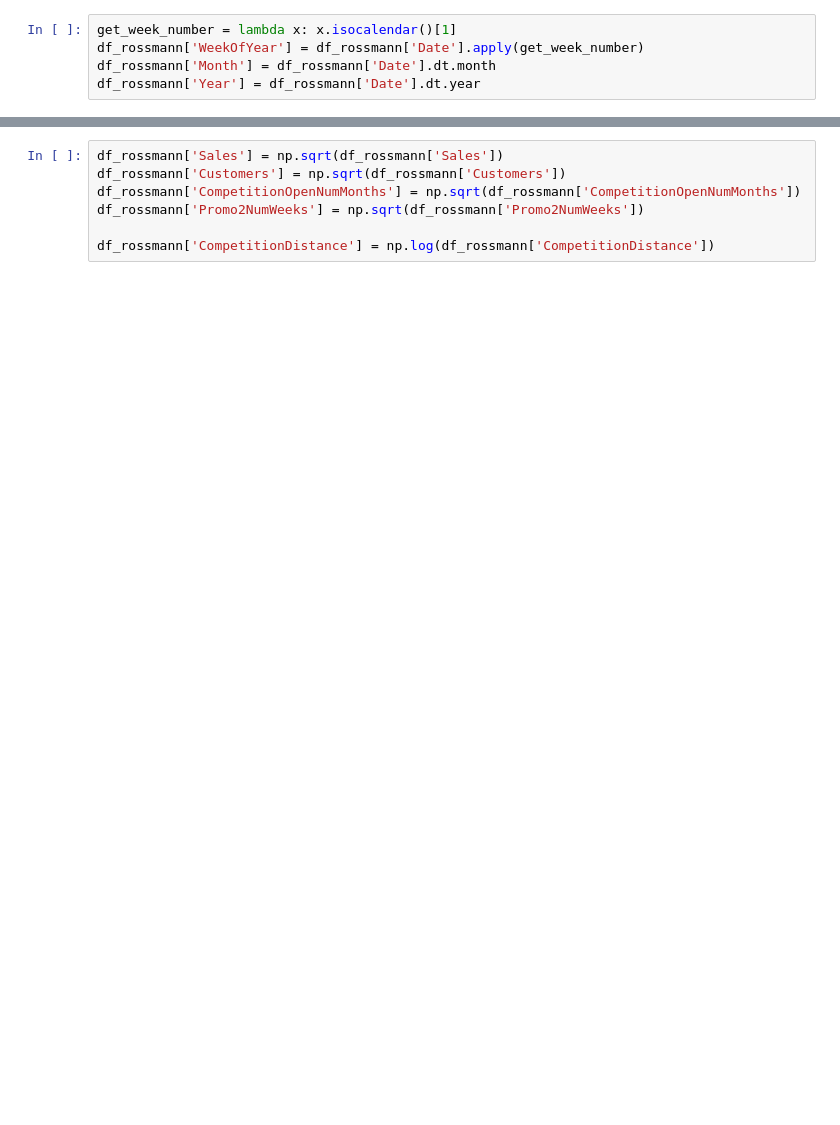
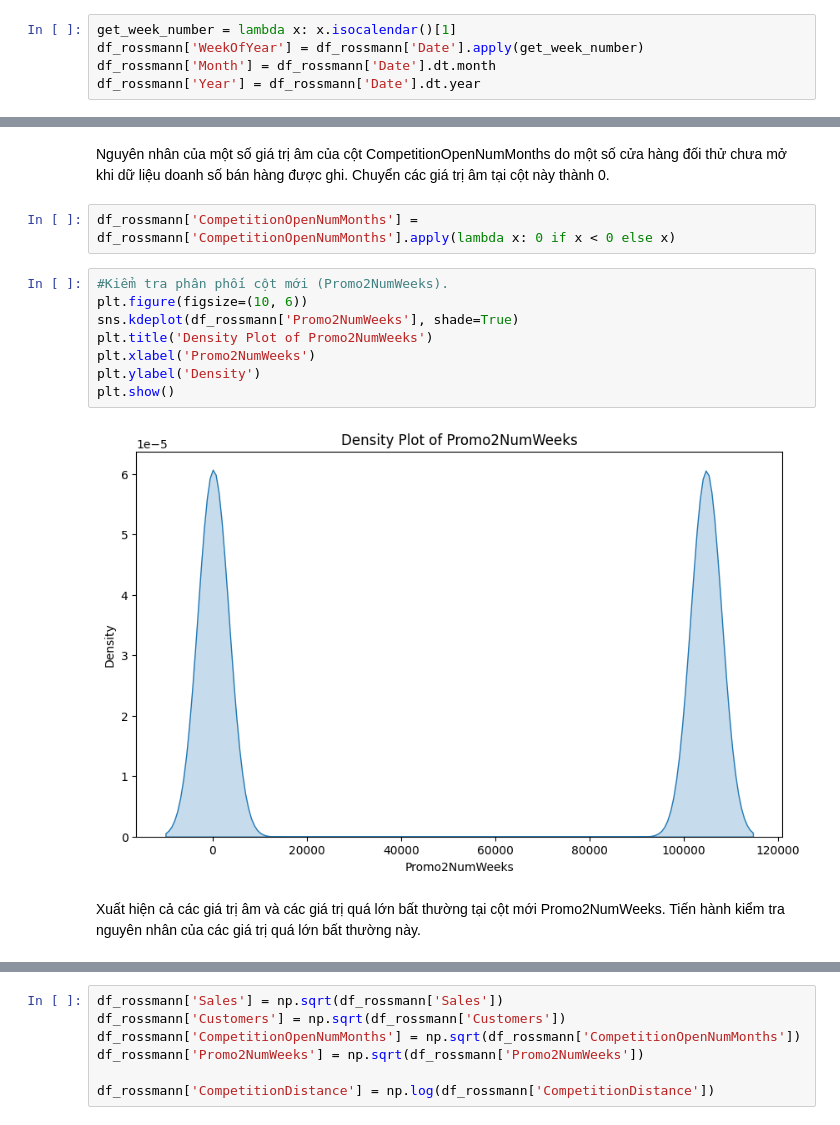
Before and after one commit to nhanho2508/DM_232, a Jupyter notebook: rossman.ipynb, the cells around one changed output, grey strips where cells are left out. Drawn from its saved outputs; the diff is of its cells as text; blank space fills up the shorter version.

```diff
--- a/rossman.ipynb
+++ b/rossman.ipynb
@@ -130,0 +365,16 @@ remove_outliers_iqr(df_rossmann, True, 'CompetitionDistance')
+# %% [markdown]
+Nguyên nhân của một số giá trị âm của cột CompetitionOpenNumMonths do một số cửa hàng đối thử chưa mở khi dữ liệu doanh số bán hàng được ghi. Chuyển các giá trị âm tại cột này thành 0.
+# %%
+df_rossmann['CompetitionOpenNumMonths'] = df_rossmann['CompetitionOpenNumMonths'].apply(lambda x: 0 if x < 0 else x)
+# %%
+#Kiểm tra phân phối cột mới (Promo2NumWeeks).
+plt.figure(figsize=(10, 6))
+sns.kdeplot(df_rossmann['Promo2NumWeeks'], shade=True)
+plt.title('Density Plot of Promo2NumWeeks')
+plt.xlabel('Promo2NumWeeks')
+plt.ylabel('Density')
+plt.show()
+# %% [output]
+[figure, added]
+# %% [markdown]
+Xuất hiện cả các giá trị âm và các giá trị quá lớn bất thường tại cột mới Promo2NumWeeks. Tiến hành kiểm tra nguyên nhân của các giá trị quá lớn bất thường này.
```
Also changed, not shown: parts of 149 cells of this notebook.
